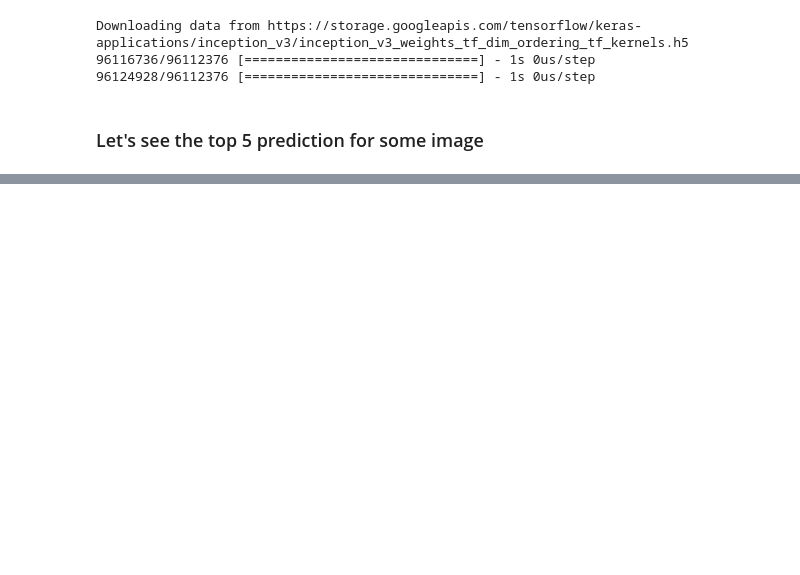
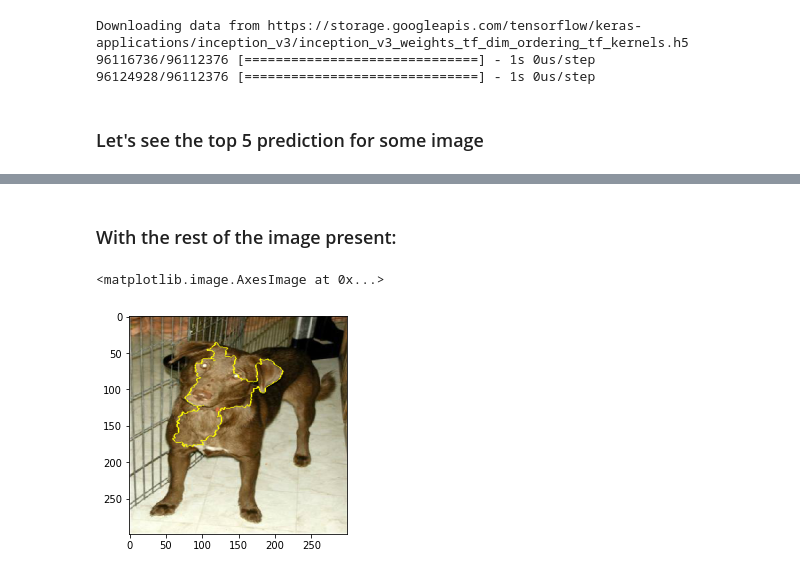
Before and after one commit to Satwikram/Computer-Vision-Implementations, a Jupyter notebook: Lime for Image Classification using tensorflow.ipynb, the cells around one changed output, grey strips where cells are left out. Cells and saved outputs as stored; diff of their text form; code cells hidden in the pictures; blank space fills up the shorter version.

```diff
--- a/Lime for Image Classification using tensorflow.ipynb
+++ b/Lime for Image Classification using tensorflow.ipynb
@@ -34,0 +126,8 @@ def transform_img_fn(path_list):
+# %% [markdown]
+### With the rest of the image present:
+# %%
+temp, mask = explanation.get_image_and_mask(explanation.top_labels[0], positive_only=True, num_features=5, hide_rest=False)
+plt.imshow(mark_boundaries(temp / 2 + 0.5, mask))
+# %% [output]
+<matplotlib.image.AxesImage at 0x...>
+[figure, added]
```
Also changed, not shown: parts of 23 cells of this notebook.
